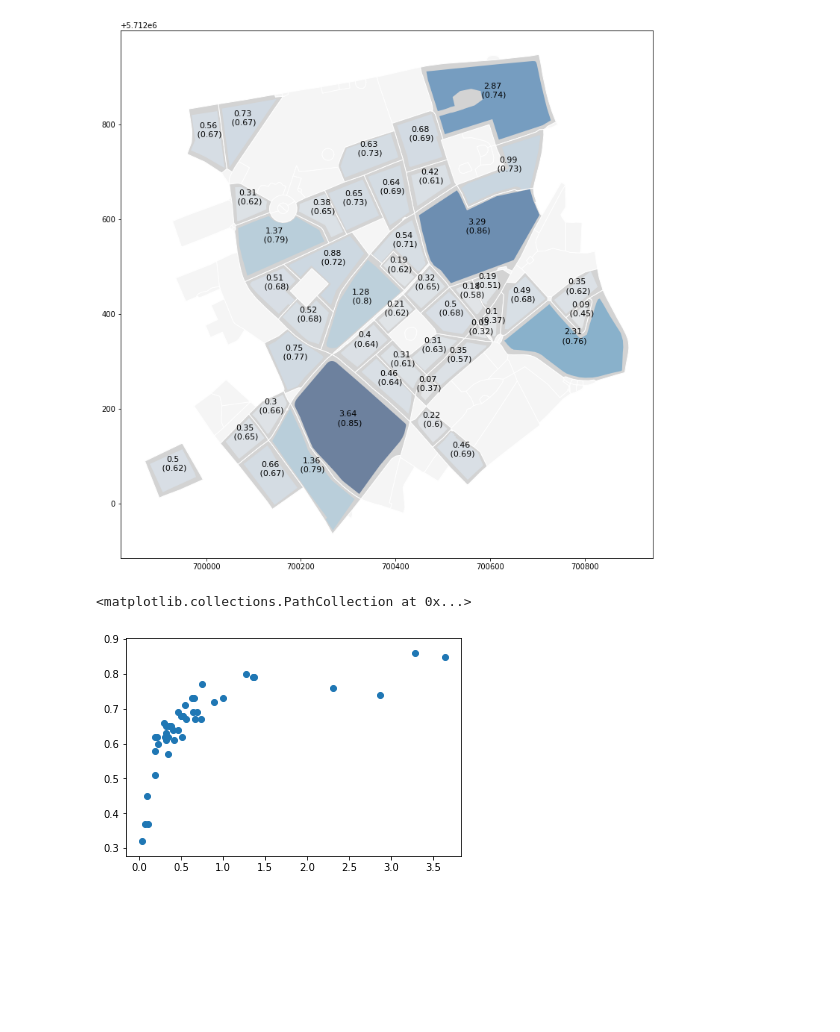
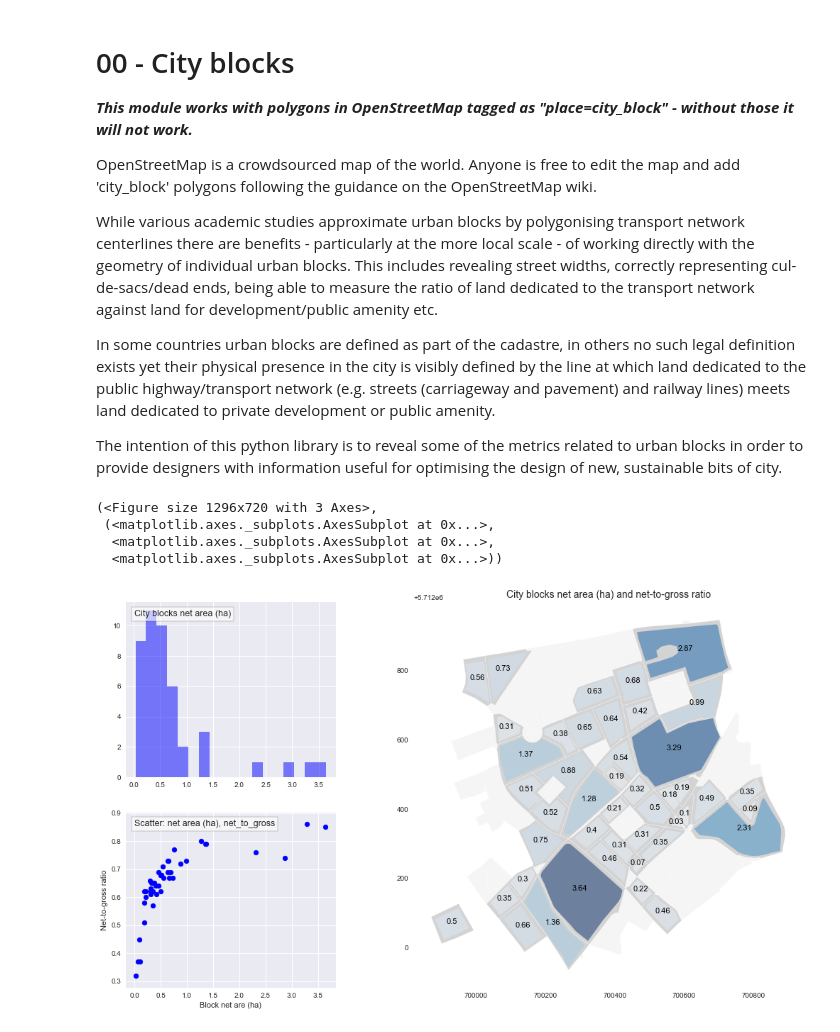
Before and after one commit to AtelierLibre/osmuf, a Jupyter notebook: notebooks/00-city_blocks.ipynb, the cells around one changed output. Cells and saved outputs as stored; diff of their text form; code cells hidden in the pictures; blank space fills up the shorter version.

```diff
--- a/notebooks/00-city_blocks.ipynb
+++ b/notebooks/00-city_blocks.ipynb
@@ -13,29 +11,26 @@ places = {'posadas' : (-27.37577,-55.90059),
           'margery_street' : (51.5266,-0.1109),
           'welwyn_garden_city': (51.7938,-0.18645)}
 # %%
-place='margery_street'
-point=places[place]
+point=places['margery_street']
 distance=500 # in meters
+# %% [markdown]
+# 00 - City blocks
+***This module works with polygons in OpenStreetMap tagged as "place=city_block" - without those it will not work.***
+
+OpenStreetMap is a crowdsourced map of the world. Anyone is free to edit the map and add 'city_block' polygons following the guidance on the OpenStreetMap wiki.
+
+While various academic studies approximate urban blocks by polygonising transport network centerlines there are benefits - particularly at the more local scale - of working directly with the geometry of individual urban blocks. This includes revealing street widths, correctly representing cul-de-sacs/dead ends, being able to measure the ratio of land dedicated to the transport network against land for development/public amenity etc.
+
+In some countries urban blocks are defined as part of the cadastre, in others no such legal definition exists yet their physical presence in the city is visibly defined by the line at which land dedicated to the public highway/transport network (e.g. streets (carriageway and pavement) and railway lines) meets land dedicated to private development or public amenity.
+
+The intention of this python library is to reveal some of the metrics related to urban blocks in order to provide designers with information useful for optimising the design of new, sustainable bits of city.
 # %%
 city_blocks, city_blocks_gross, city_blocks_gross_raw = city_blocks_from_point(point, distance)
-# %%
-ax = city_blocks_gross_raw.plot(color='whitesmoke', edgecolor='white', figsize=(16,13));
-
-city_blocks_gross.plot(ax=ax, color='lightgrey',edgecolor='white');
-
-city_blocks.plot(ax=ax, column='area_net_ha', cmap='Blues', alpha=0.5);
-
-# label style
-style = dict(size=11, color='black', horizontalalignment='center')
-
-# show areas of gross city blocks
-for idx, row in city_blocks.iterrows():
-    label = str(round((row.area_net_ha),2)) + '\n (' + str(round((row.net_to_gross),2)) + ')'
-    ax.text(row.geometry.centroid.x, row.geometry.centroid.y, label, **style)
-# %% [output]
-[figure, removed]
-# %%
-plt.scatter(city_blocks.area_net_ha, city_blocks.net_to_gross)
-# %% [output]
-<matplotlib.collections.PathCollection at 0x...>
-[figure, removed]
+# %%
+plot_city_blocks(city_blocks_gross_raw, city_blocks_gross, city_blocks)
+# %% [output]
+(<Figure size 1296x720 with 3 Axes>,
+ (<matplotlib.axes._subplots.AxesSubplot at 0x...>,
+  <matplotlib.axes._subplots.AxesSubplot at 0x...>,
+  <matplotlib.axes._subplots.AxesSubplot at 0x...>))
+[figure, added]
```
Also changed, not shown: parts of 2 cells of this notebook, 1 other file.
